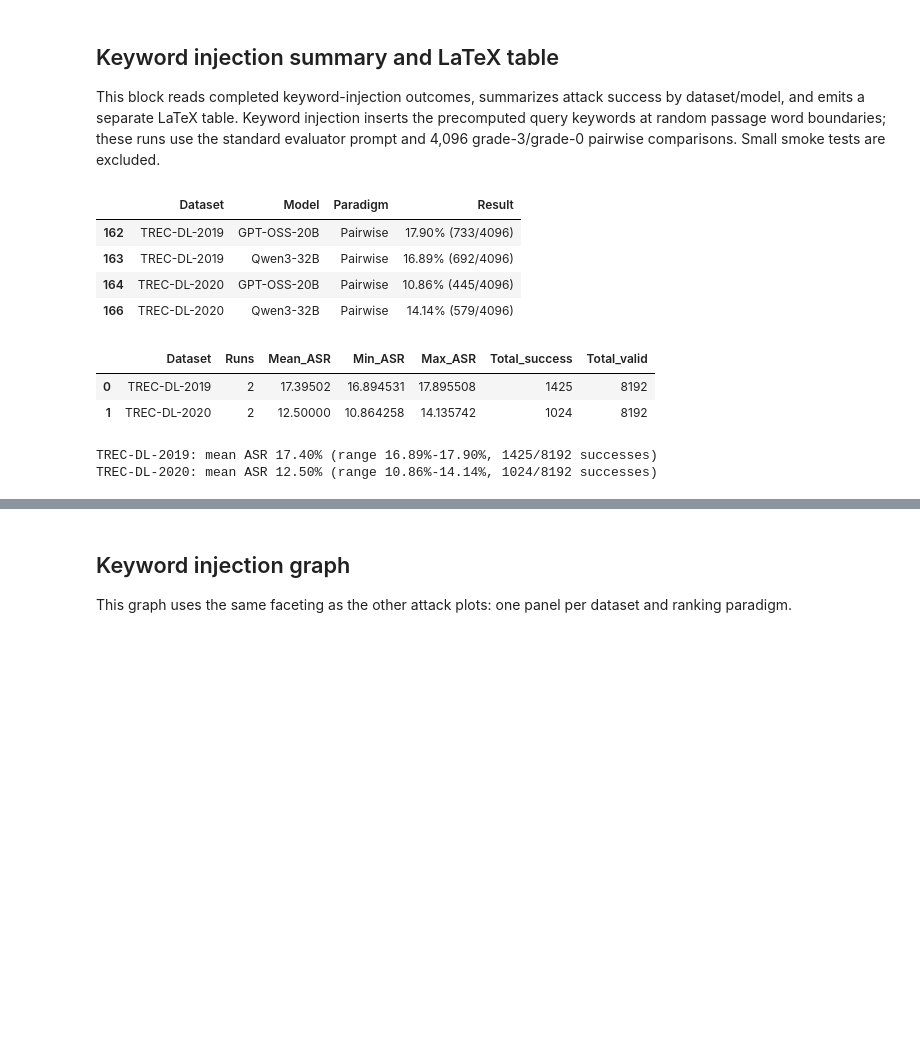
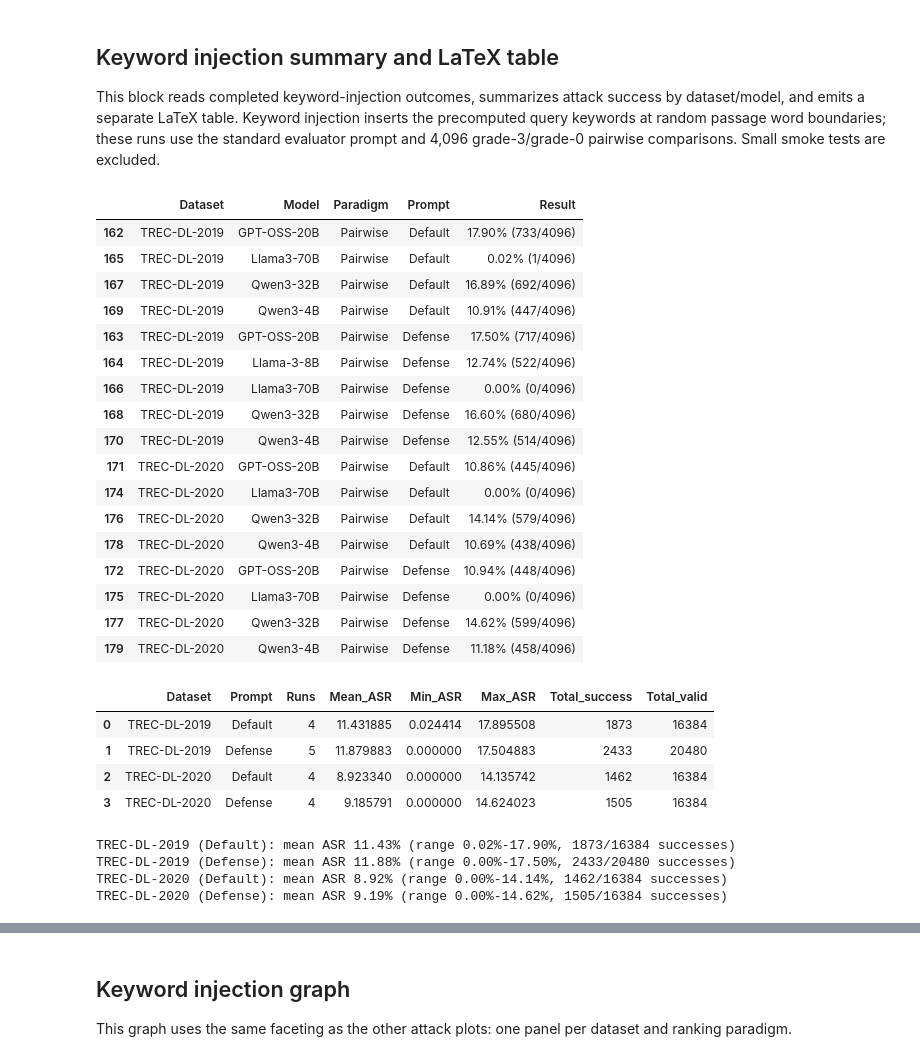
Before and after one commit to kaisergrimlock/LLM-Ranker-Attack, a Jupyter notebook: Results/attack_table_latex.ipynb, the cells around one changed output, grey strips where cells are left out. Saved outputs shown, nothing was run; the diff lists cells and outputs as text; code cells hidden in the pictures; blank space fills up the shorter version.

```diff
--- a/Results/attack_table_latex.ipynb
+++ b/Results/attack_table_latex.ipynb
@@ -672,7 +672,7 @@ import pandas as pd
 keyword_data = pd.read_csv(outcomes_path)
 keyword_data = keyword_data[
     keyword_data['Attack'].eq('Keyword injection')
-    & keyword_data['Prompt'].eq('Default')
+    & keyword_data['Prompt'].isin(['Default', 'Defense'])
     & keyword_data['Requested'].ge(1000)
     & keyword_data['Valid attacked'].gt(0)
 ].copy()
@@ -684,45 +684,62 @@ keyword_data['ASR (%)'] = (
 if keyword_data.empty:
     keyword_data['Result'] = pd.Series(dtype='object')
 else:
     keyword_data['Result'] = keyword_data.apply(
         lambda row: f"{row['ASR (%)']:.2f}% ({int(row['Attack success'])}/{int(row['Valid attacked'])})",
         axis=1,
     )
 keyword_summary = (
-    keyword_data.groupby('Dataset', as_index=False)
+    keyword_data.groupby(['Dataset', 'Prompt'], as_index=False)
     .agg(
         Runs=('Model', 'count'),
         Mean_ASR=('ASR (%)', 'mean'),
         Min_ASR=('ASR (%)', 'min'),
         Max_ASR=('ASR (%)', 'max'),
         Total_success=('Attack success', 'sum'),
         Total_valid=('Valid attacked', 'sum'),
     )
 )
 if display is None:
-    print(keyword_data[['Dataset', 'Model', 'Paradigm', 'Result']].sort_values(['Dataset', 'Model']).to_string(index=False))
+    print(keyword_data[['Dataset', 'Model', 'Paradigm', 'Prompt', 'Result']].sort_values(['Dataset', 'Prompt', 'Model']).to_string(index=False))
     print(keyword_summary.to_string(index=False))
 else:
-    display(keyword_data[['Dataset', 'Model', 'Paradigm', 'Result']].sort_values(['Dataset', 'Model']))
+    display(keyword_data[['Dataset', 'Model', 'Paradigm', 'Prompt', 'Result']].sort_values(['Dataset', 'Prompt', 'Model']))
     display(keyword_summary)
 if keyword_data.empty:
     print('No completed keyword-injection outcomes found.')
 else:
     for _, row in keyword_summary.iterrows():
         print(
-            f"{row['Dataset']}: mean ASR {row['Mean_ASR']:.2f}%"
+            f"{row['Dataset']} ({row['Prompt']}): mean ASR {row['Mean_ASR']:.2f}%"
             f" (range {row['Min_ASR']:.2f}%-{row['Max_ASR']:.2f}%,"
             f" {int(row['Total_success'])}/{int(row['Total_valid'])} successes)"
         )
 # %% [output]
-|  | Dataset | Model | Paradigm | Result |
-| 162 | TREC-DL-2019 | GPT-OSS-20B | Pairwise | 17.90% (733/4096) |
-| 163 | TREC-DL-2019 | Qwen3-32B | Pairwise | 16.89% (692/4096) |
-| 164 | TREC-DL-2020 | GPT-OSS-20B | Pairwise | 10.86% (445/4096) |
-| 166 | TREC-DL-2020 | Qwen3-32B | Pairwise | 14.14% (579/4096) |
+|  | Dataset | Model | Paradigm | Prompt | Result |
+| 162 | TREC-DL-2019 | GPT-OSS-20B | Pairwise | Default | 17.90% (733/4096) |
+| 165 | TREC-DL-2019 | Llama3-70B | Pairwise | Default | 0.02% (1/4096) |
+| 167 | TREC-DL-2019 | Qwen3-32B | Pairwise | Default | 16.89% (692/4096) |
+| 169 | TREC-DL-2019 | Qwen3-4B | Pairwise | Default | 10.91% (447/4096) |
+| 163 | TREC-DL-2019 | GPT-OSS-20B | Pairwise | Defense | 17.50% (717/4096) |
+| 164 | TREC-DL-2019 | Llama-3-8B | Pairwise | Defense | 12.74% (522/4096) |
+| 166 | TREC-DL-2019 | Llama3-70B | Pairwise | Defense | 0.00% (0/4096) |
+| 168 | TREC-DL-2019 | Qwen3-32B | Pairwise | Defense | 16.60% (680/4096) |
+| 170 | TREC-DL-2019 | Qwen3-4B | Pairwise | Defense | 12.55% (514/4096) |
+| 171 | TREC-DL-2020 | GPT-OSS-20B | Pairwise | Default | 10.86% (445/4096) |
+| 174 | TREC-DL-2020 | Llama3-70B | Pairwise | Default | 0.00% (0/4096) |
+| 176 | TREC-DL-2020 | Qwen3-32B | Pairwise | Default | 14.14% (579/4096) |
+| 178 | TREC-DL-2020 | Qwen3-4B | Pairwise | Default | 10.69% (438/4096) |
+| 172 | TREC-DL-2020 | GPT-OSS-20B | Pairwise | Defense | 10.94% (448/4096) |
+| 175 | TREC-DL-2020 | Llama3-70B | Pairwise | Defense | 0.00% (0/4096) |
+| 177 | TREC-DL-2020 | Qwen3-32B | Pairwise | Defense | 14.62% (599/4096) |
+| 179 | TREC-DL-2020 | Qwen3-4B | Pairwise | Defense | 11.18% (458/4096) |
-|  | Dataset | Runs | Mean_ASR | Min_ASR | Max_ASR | Total_success | Total_valid |
-| 0 | TREC-DL-2019 | 2 | 17.39502 | 16.894531 | 17.895508 | 1425 | 8192 |
-| 1 | TREC-DL-2020 | 2 | 12.50000 | 10.864258 | 14.135742 | 1024 | 8192 |
+|  | Dataset | Prompt | Runs | Mean_ASR | Min_ASR | Max_ASR | Total_success | Total_valid |
+| 0 | TREC-DL-2019 | Default | 4 | 11.431885 | 0.024414 | 17.895508 | 1873 | 16384 |
+| 1 | TREC-DL-2019 | Defense | 5 | 11.879883 | 0.000000 | 17.504883 | 2433 | 20480 |
+| 2 | TREC-DL-2020 | Default | 4 | 8.923340 | 0.000000 | 14.135742 | 1462 | 16384 |
+| 3 | TREC-DL-2020 | Defense | 4 | 9.185791 | 0.000000 | 14.624023 | 1505 | 16384 |
-TREC-DL-2019: mean ASR 17.40% (range 16.89%-17.90%, 1425/8192 successes)
-TREC-DL-2020: mean ASR 12.50% (range 10.86%-14.14%, 1024/8192 successes)
+TREC-DL-2019 (Default): mean ASR 11.43% (range 0.02%-17.90%, 1873/16384 successes)
+TREC-DL-2019 (Defense): mean ASR 11.88% (range 0.00%-17.50%, 2433/20480 successes)
+TREC-DL-2020 (Default): mean ASR 8.92% (range 0.00%-14.14%, 1462/16384 successes)
+TREC-DL-2020 (Defense): mean ASR 9.19% (range 0.00%-14.62%, 1505/16384 successes)
 # %%
```
Also changed, not shown: parts of 2 cells of this notebook, 3 other files.
